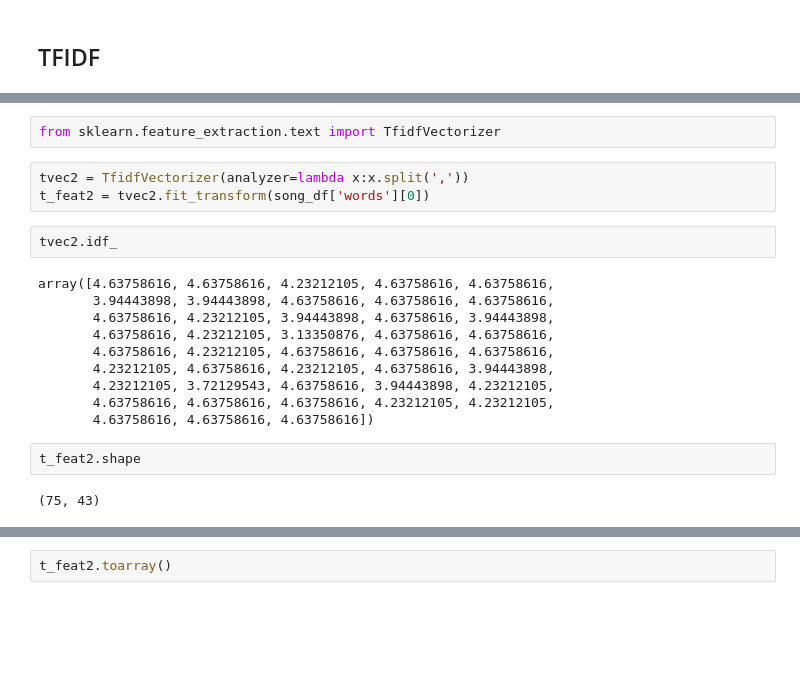
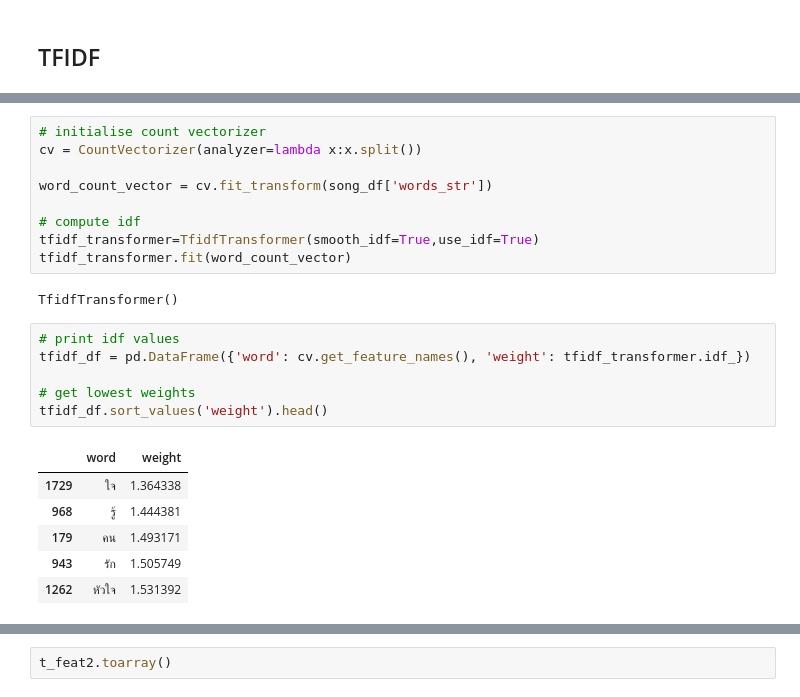
Before and after one commit to BFF-Pattern/Thai-Artist-Classification-by-Song-Lyrics, a Jupyter notebook: Preprocessing.ipynb, the cells around one changed output, grey strips where cells are left out. Cells and saved outputs as stored; diff of their text form; blank space fills up the shorter version.

Commit message:
Edit Tfidf vector

```diff
--- a/Preprocessing.ipynb
+++ b/Preprocessing.ipynb
@@ -305,21 +273,24 @@ len(cvec.vocabulary_)
-# %%
-from sklearn.feature_extraction.text import TfidfVectorizer
-# %%
-tvec2 = TfidfVectorizer(analyzer=lambda x:x.split(','))
-t_feat2 = tvec2.fit_transform(song_df['words'][0])
-# %%
-tvec2.idf_
-# %% [output]
-array([4.63758616, 4.63758616, 4.23212105, 4.63758616, 4.63758616,
-       3.94443898, 3.94443898, 4.63758616, 4.63758616, 4.63758616,
-       4.63758616, 4.23212105, 3.94443898, 4.63758616, 3.94443898,
-       4.63758616, 4.23212105, 3.13350876, 4.63758616, 4.63758616,
-       4.63758616, 4.23212105, 4.63758616, 4.63758616, 4.63758616,
-       4.23212105, 4.63758616, 4.23212105, 4.63758616, 3.94443898,
-       4.23212105, 3.72129543, 4.63758616, 3.94443898, 4.23212105,
-       4.63758616, 4.63758616, 4.63758616, 4.23212105, 4.23212105,
-       4.63758616, 4.63758616, 4.63758616])
-# %%
-t_feat2.shape
-# %% [output]
-(75, 43)
+# %%
+# initialise count vectorizer
+cv = CountVectorizer(analyzer=lambda x:x.split())
+
+word_count_vector = cv.fit_transform(song_df['words_str'])
+
+# compute idf
+tfidf_transformer=TfidfTransformer(smooth_idf=True,use_idf=True)
+tfidf_transformer.fit(word_count_vector)
+# %% [output]
+TfidfTransformer()
+# %%
+# print idf values
+tfidf_df = pd.DataFrame({'word': cv.get_feature_names(), 'weight': tfidf_transformer.idf_})
+
+# get lowest weights
+tfidf_df.sort_values('weight').head()
+# %% [output]
+|  | word | weight |
+| 1729 | ใจ | 1.364338 |
+| 968 | รู้ | 1.444381 |
+| 179 | คน | 1.493171 |
+| 943 | รัก | 1.505749 |
+| 1262 | หัวใจ | 1.531392 |
```
Also changed, not shown: parts of 28 cells of this notebook.
